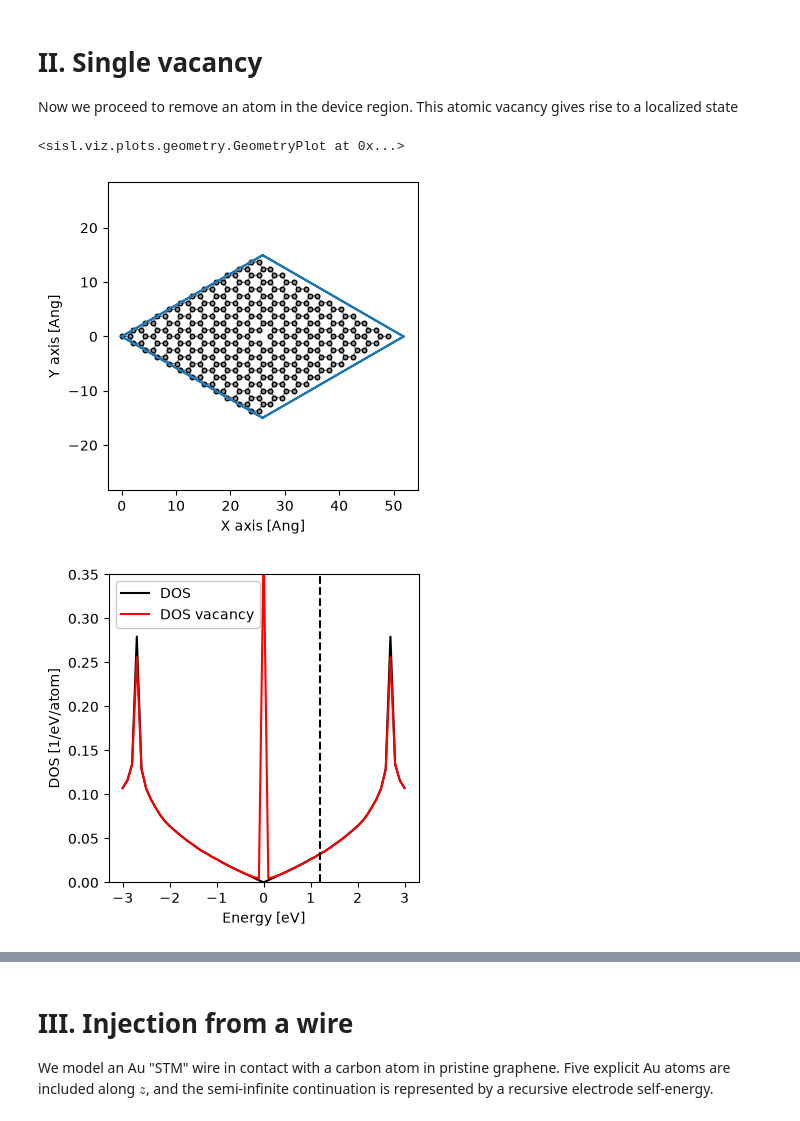
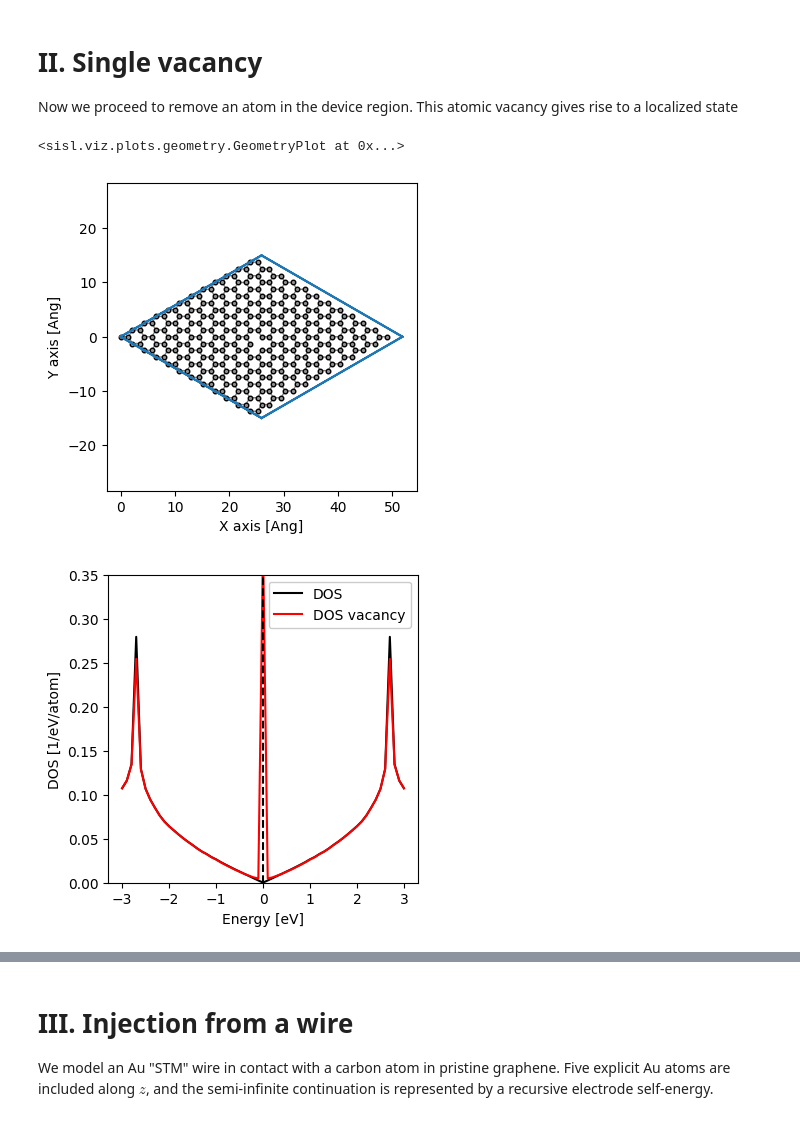
Before and after one commit to alananaya230798/Transiesta_School_2026, a Jupyter notebook: RealSpaceSelfEnergy/RealSpaceSelfEnergies.ipynb, the cells around one changed output, grey strips where cells are left out. Cells and saved outputs as stored; diff of their text form; code cells hidden in the pictures.

```diff
--- a/RealSpaceSelfEnergy/RealSpaceSelfEnergies.ipynb
+++ b/RealSpaceSelfEnergy/RealSpaceSelfEnergies.ipynb
@@ -277,28 +277,28 @@ ax.set_title(rf"RSSE $E={E:.2f}$ eV");
 # II. Single vacancy
 Now we proceed to remove an atom in the device region. This atomic vacancy gives rise to a localized state
 # %%
-idx_atom = 178  # an interior atom close to the centre of the sheet
+idx_atom = H_sheet.close( H_sheet.center(),R=a_cc)[0]  # an interior atom close to the centre of the sheet
 H_vac = H_sheet.remove(idx_atom)  # idx_atom >= n_rs, so the RSSE atoms are still the first n_rs atoms
 H_vac.geometry.plot(axes="xy", backend="matplotlib")
 # %% [output]
 <sisl.viz.plots.geometry.GeometryPlot at 0x...>
-[figure, old version]
+[figure, new version]
 # %%
 LDOS_vac = ldos_with_rsse(H_vac, En)
 DOS_vac = LDOS_vac[:, n_rs:].mean(axis=1)
 # %%
-E0 = 1.2  # energy of interest
+E0 = 0  # energy of interest
 iE0 = np.abs(En - E0).argmin()
 
 plt.plot(En, DOS_sheet, c="k", label="DOS")
 plt.plot(En, DOS_vac, c="r", label="DOS vacancy")
 plt.axvline(En[iE0], c="k", ls="--")
 plt.xlabel("Energy [eV]")
 plt.ylabel("DOS [1/eV/atom]")
 plt.ylim(0, 0.35)
 plt.legend();
 # %% [output]
-[figure, old version]
+[figure, new version]
 # %%
 ldos_E0 = LDOS_vac[iE0, n_rs:]
 
```
Also changed, not shown: parts of 44 cells of this notebook, 32 other files.
